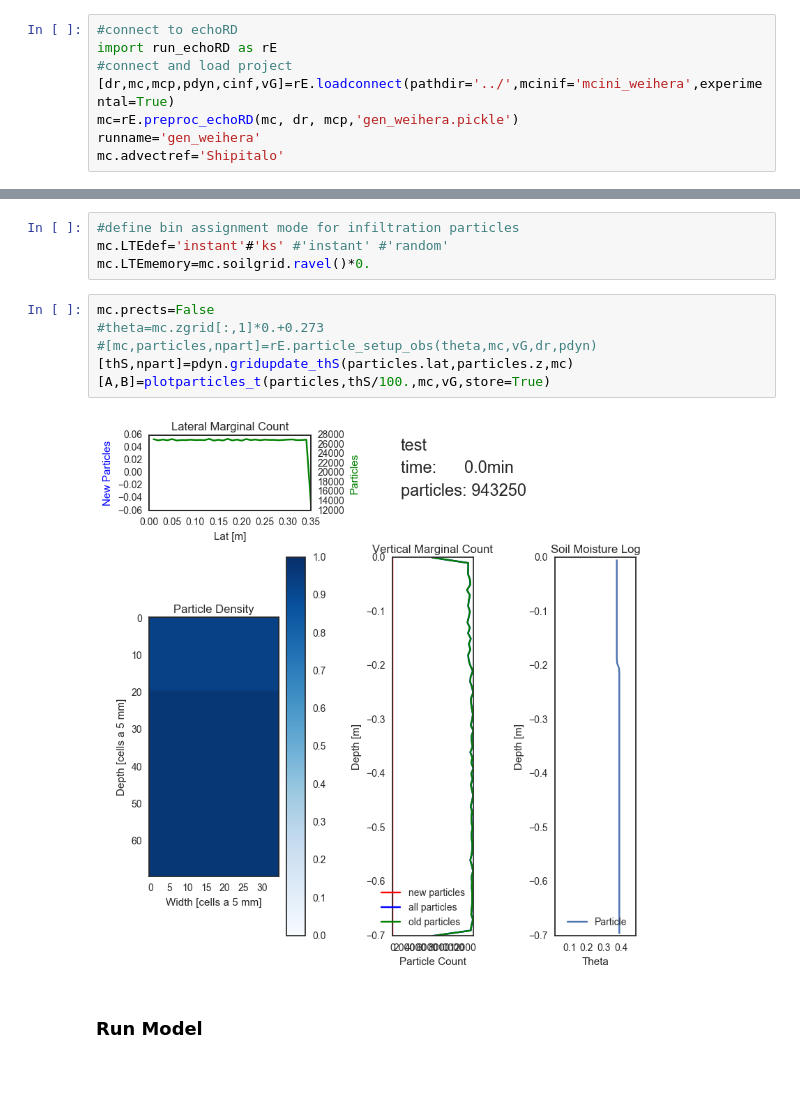
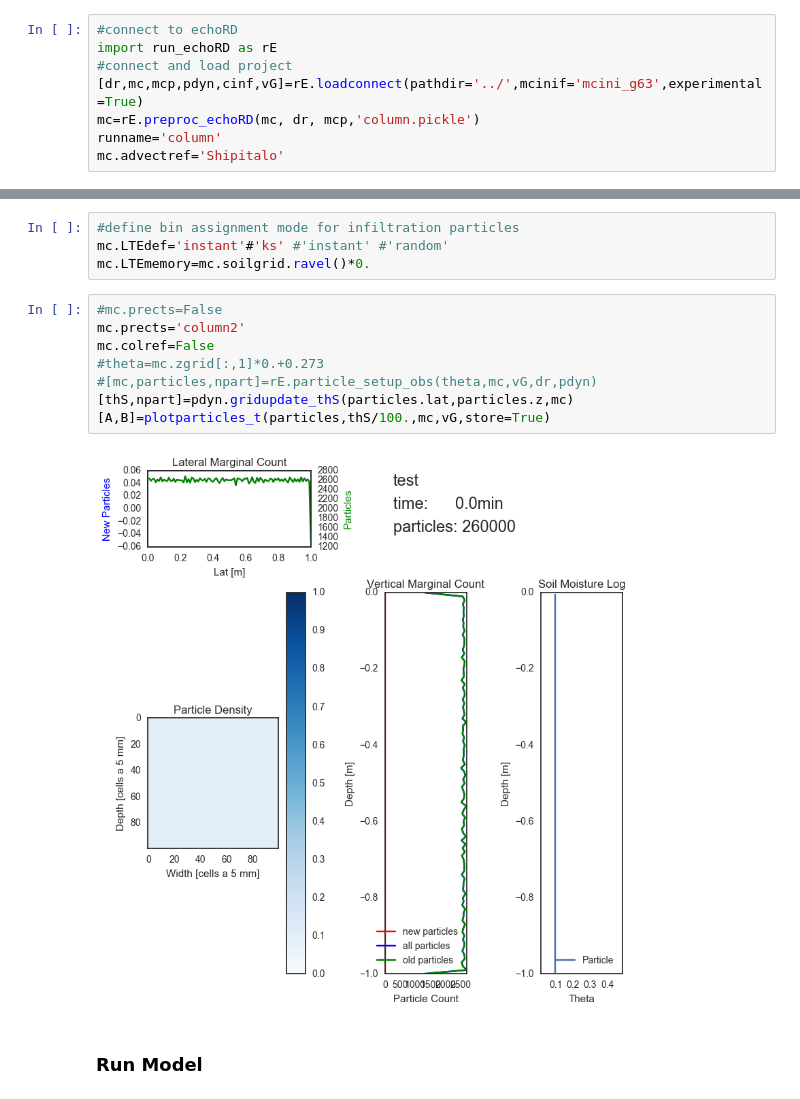
Before and after one commit to cojacoo/testcases_echoRD, a Jupyter notebook: echoRD2D_tests_prep_py3-Copy1.ipynb, the cells around one changed output, grey strips where cells are left out. Drawn from its saved outputs; the diff is of its cells as text.

```diff
--- a/echoRD2D_tests_prep_py3-Copy1.ipynb
+++ b/echoRD2D_tests_prep_py3-Copy1.ipynb
@@ -34,9 +34,9 @@ except:
 #connect to echoRD
 import run_echoRD as rE
 #connect and load project
-[dr,mc,mcp,pdyn,cinf,vG]=rE.loadconnect(pathdir='../',mcinif='mcini_weihera',experimental=True)
-mc=rE.preproc_echoRD(mc, dr, mcp,'gen_weihera.pickle')
-runname='gen_weihera'
+[dr,mc,mcp,pdyn,cinf,vG]=rE.loadconnect(pathdir='../',mcinif='mcini_g63',experimental=True)
+mc=rE.preproc_echoRD(mc, dr, mcp,'column.pickle')
+runname='column'
 mc.advectref='Shipitalo'
 # %% [output]
 used predefined soil definitions
@@ -140,13 +140,15 @@ mc.maccon=np.where(mc.macconnect.ravel()>0)[0] #index of all connected cells
 mc.LTEdef='instant'#'ks' #'instant' #'random'
 mc.LTEmemory=mc.soilgrid.ravel()*0.
 # %%
-mc.prects=False
+#mc.prects=False
+mc.prects='column2'
+mc.colref=False
 #theta=mc.zgrid[:,1]*0.+0.273
 #[mc,particles,npart]=rE.particle_setup_obs(theta,mc,vG,dr,pdyn)
 [thS,npart]=pdyn.gridupdate_thS(particles.lat,particles.z,mc)
 [A,B]=plotparticles_t(particles,thS/100.,mc,vG,store=True)
 # %% [output]
-[figure, old version]
+[figure, new version]
 # %% [markdown]
 ### Run Model
 # %%
```
Also changed, not shown: parts of 9 cells of this notebook, 2 other files.
